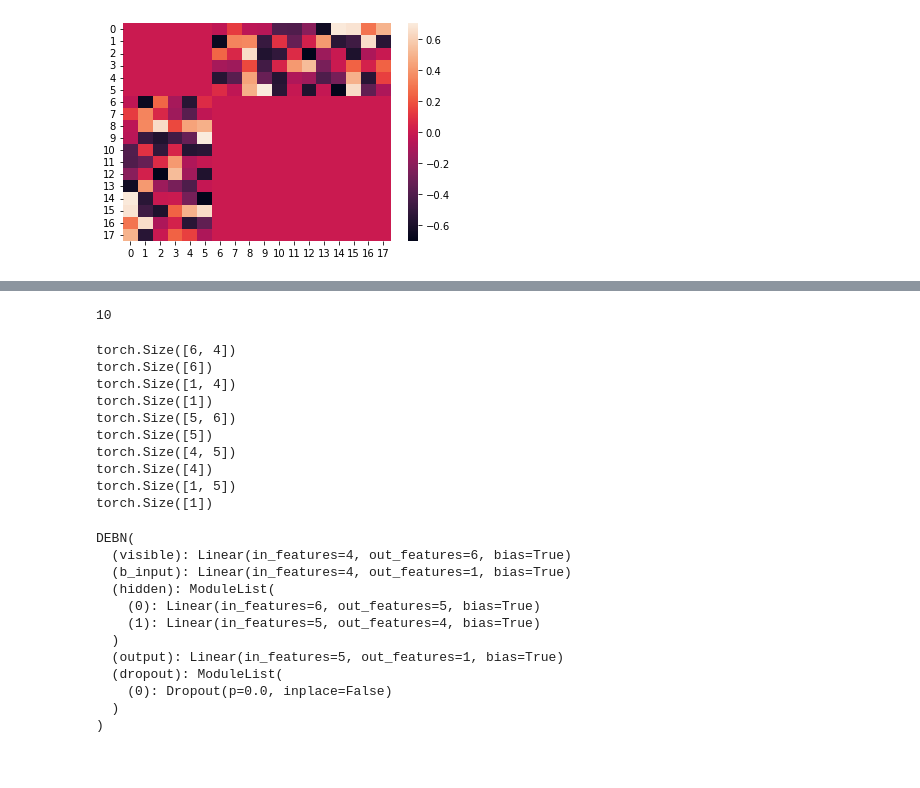
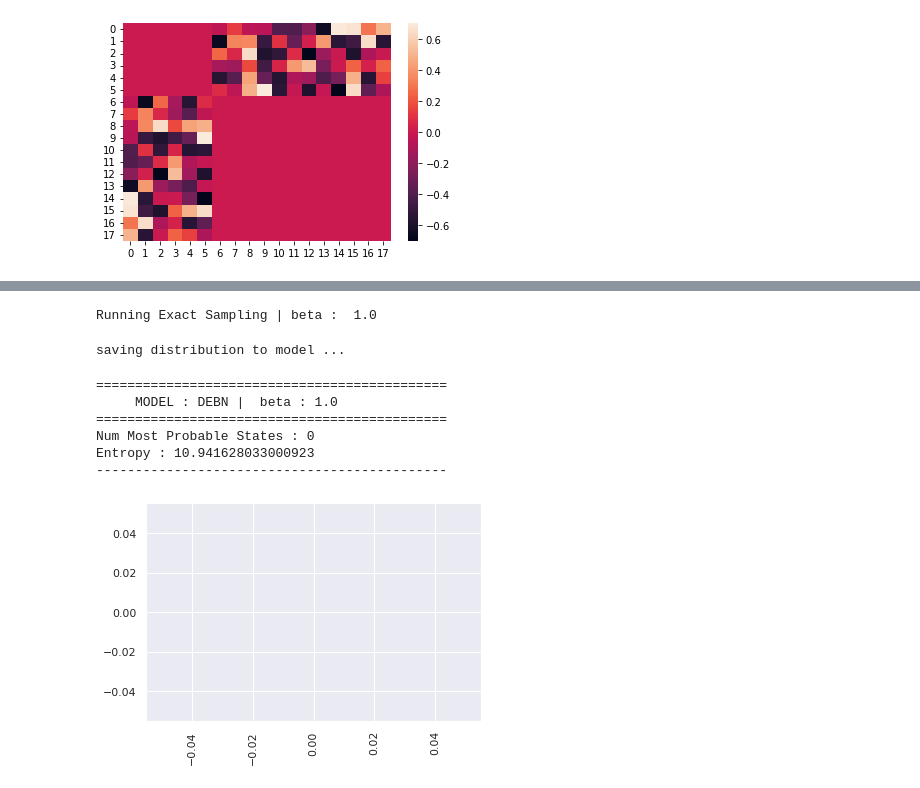
Before and after one commit to pafloxy/quantum-enhanceable-deep-rl, a Jupyter notebook: trial-v0.1.ipynb, the cells around one changed output, grey strips where cells are left out. Cells and saved outputs as stored; diff of their text form; code cells hidden in the pictures.

Commit message:
add restricted sampling module

```diff
--- a/trial-v0.1.ipynb
+++ b/trial-v0.1.ipynb
@@ -112,38 +133,20 @@ net_model = build_energy_model(net)
+# %%
+esm_net = Exact_Sampling(net_model)
+# %% [output]
+Running Exact Sampling | beta :  1.0
+saving distribution to model ...
+# %%
+esm_net.sampling_summary()
+# %% [output]
+=============================================
+     MODEL : DEBN |  beta : 1.0
+=============================================
+Num Most Probable States : 0
+Entropy : 10.941628033000923
+---------------------------------------------
+[figure, added]
 # %%
 params= list(net.parameters())
 # %%
 from qumcmc.classical_mcmc_routines import *
 from qumcmc.quantum_mcmc_routines_qulacs import *
-# %%
-len(params)
-# %% [output]
-10
-# %%
-for i in range(len(params)):
-    print(params[i].shape)
-# %% [output]
-torch.Size([6, 4])
-torch.Size([6])
-torch.Size([1, 4])
-torch.Size([1])
-torch.Size([5, 6])
-torch.Size([5])
-torch.Size([4, 5])
-torch.Size([4])
-torch.Size([1, 5])
-torch.Size([1])
-# %%
-print(net)
-# %% [output]
-DEBN(
-  (visible): Linear(in_features=4, out_features=6, bias=True)
-  (b_input): Linear(in_features=4, out_features=1, bias=True)
-  (hidden): ModuleList(
-    (0): Linear(in_features=6, out_features=5, bias=True)
-    (1): Linear(in_features=5, out_features=4, bias=True)
-  )
-  (output): Linear(in_features=5, out_features=1, bias=True)
-  (dropout): ModuleList(
-    (0): Dropout(p=0.0, inplace=False)
-  )
-)
```
Also changed, not shown: parts of 22 cells of this notebook, 1 other file.
